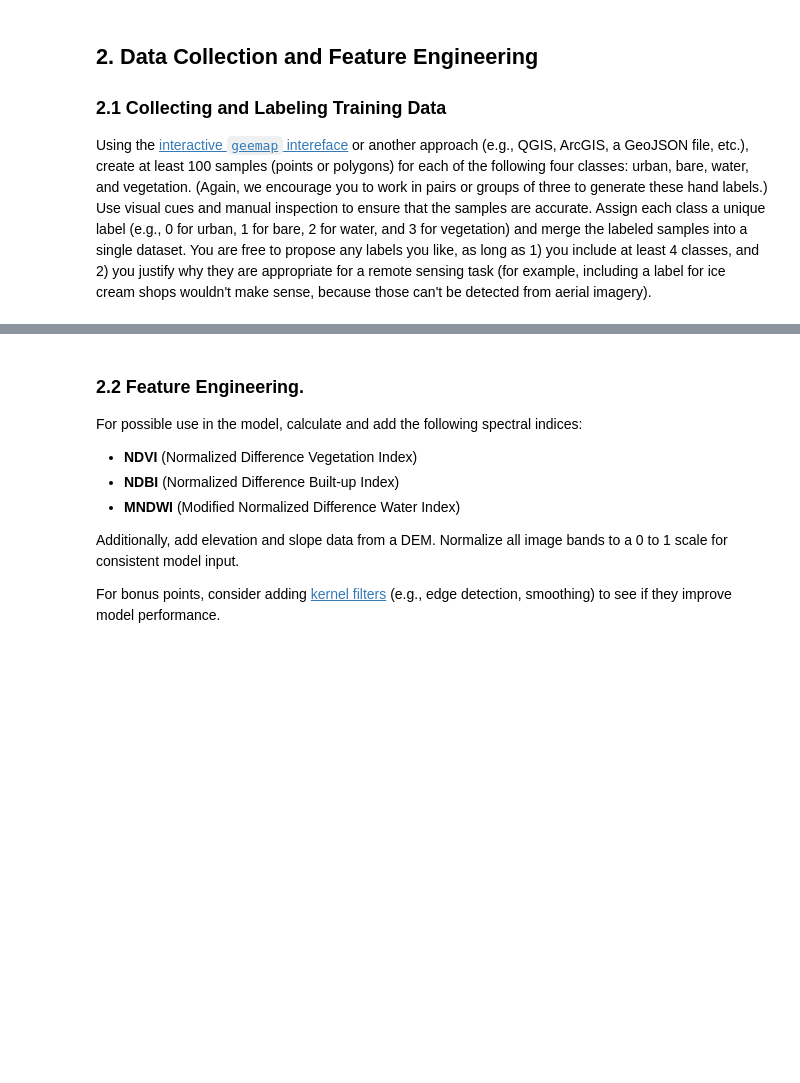
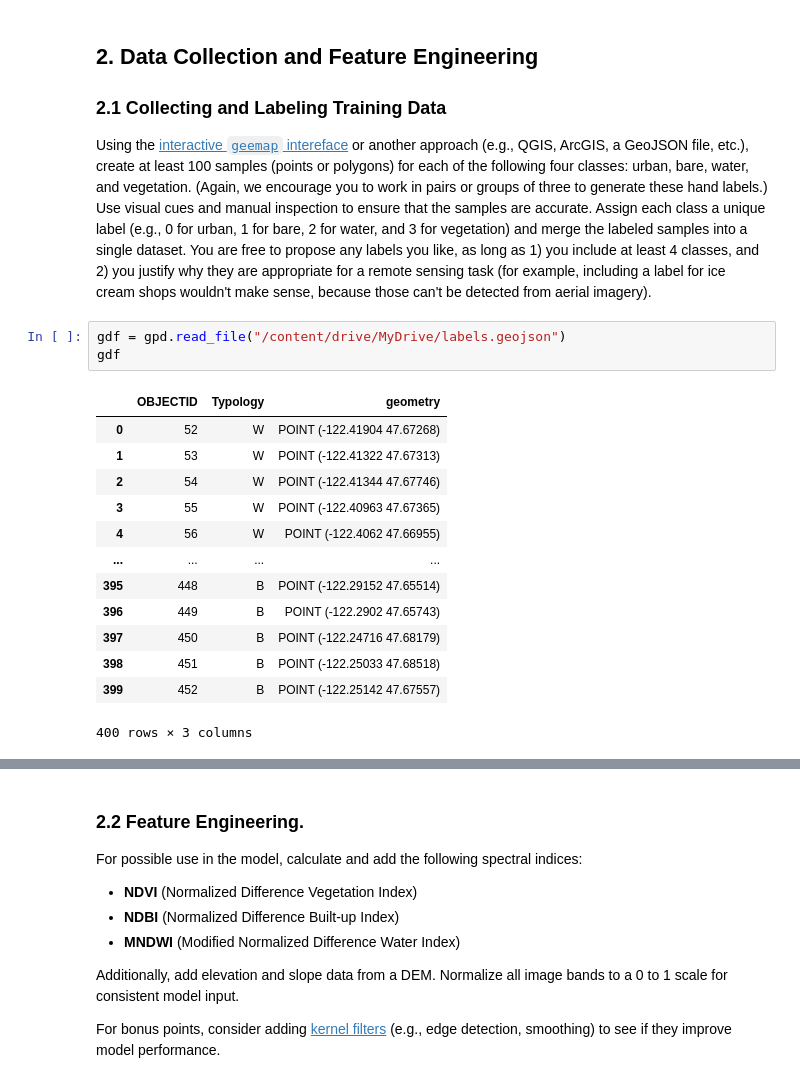
Before and after one commit to junyi2022/musa-650-remote-sensing, a Jupyter notebook: assignments/MUSA 6500 Assignment 3.ipynb, the cells around one changed output, grey strips where cells are left out. Cells and saved outputs as stored; diff of their text form; blank space fills up the shorter version.

```diff
--- a/assignments/MUSA 6500 Assignment 3.ipynb
+++ b/assignments/MUSA 6500 Assignment 3.ipynb
@@ -72,3 +107,20 @@ Map(center=[44.00893381351633, -114.78422347345357], controls=(WidgetControl(opt
 ### 2.1 Collecting and Labeling Training Data
 
 Using the [interactive `geemap` intereface](https://www.youtube.com/watch?v=VWh5PxXPZw0) or another approach (e.g., QGIS, ArcGIS, a GeoJSON file, etc.), create at least 100 samples (points or polygons) for each of the following four classes: urban, bare, water, and vegetation. (Again, we encourage you to work in pairs or groups of three to generate these hand labels.) Use visual cues and manual inspection to ensure that the samples are accurate. Assign each class a unique label (e.g., 0 for urban, 1 for bare, 2 for water, and 3 for vegetation) and merge the labeled samples into a single dataset. You are free to propose any labels you like, as long as 1) you include at least 4 classes, and 2) you justify why they are appropriate for a remote sensing task (for example, including a label for ice cream shops wouldn't make sense, because those can't be detected from aerial imagery).
+# %%
+gdf = gpd.read_file("/content/drive/MyDrive/labels.geojson")
+gdf
+# %% [output]
+|  | OBJECTID | Typology | geometry |
+| 0 | 52 | W | POINT (-122.41904 47.67268) |
+| 1 | 53 | W | POINT (-122.41322 47.67313) |
+| 2 | 54 | W | POINT (-122.41344 47.67746) |
+| 3 | 55 | W | POINT (-122.40963 47.67365) |
+| 4 | 56 | W | POINT (-122.4062 47.66955) |
+| ... | ... | ... | ... |
+| 395 | 448 | B | POINT (-122.29152 47.65514) |
+| 396 | 449 | B | POINT (-122.2902 47.65743) |
+| 397 | 450 | B | POINT (-122.24716 47.68179) |
+| 398 | 451 | B | POINT (-122.25033 47.68518) |
+| 399 | 452 | B | POINT (-122.25142 47.67557) |
+400 rows × 3 columns
```
Also changed, not shown: parts of 8 cells of this notebook.
